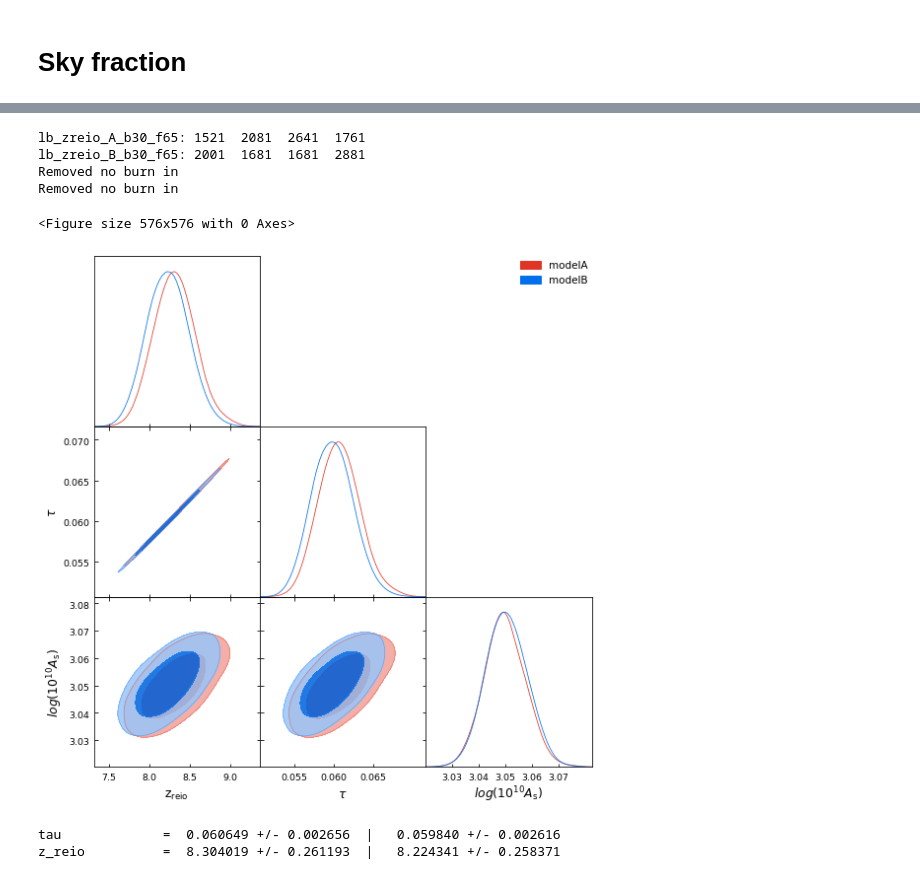
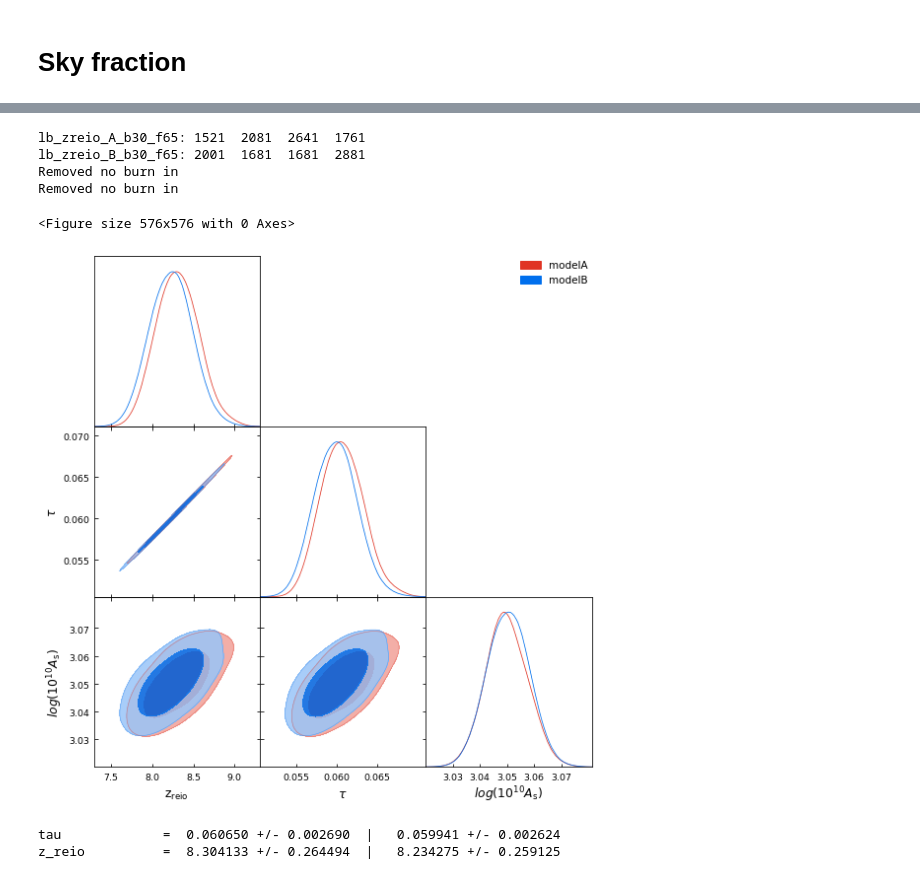
Before and after one commit to litebird/reionization, a Jupyter notebook: LB_forecast_Paris/lbreio.ipynb, the cells around one changed output, grey strips where cells are left out. Saved outputs shown, nothing was run; the diff lists cells and outputs as text; code cells hidden in the pictures.

```diff
--- a/LB_forecast_Paris/lbreio.ipynb
+++ b/LB_forecast_Paris/lbreio.ipynb
@@ -37,7 +58,7 @@ legend()
 # %%
 fsky = [55,65,75,85,95]
 runnames = [f"lb_reio_A_b30_f{f}" for f in fsky]
-chains = [MCtools.mergeMC( "%s/%s/mcmc" % (DBdir,run), burnin=0.4) for run in runnames]
+chains = [MCtools.mergeMC( "%s/%s/mcmc" % (DBdir,run), burnin=0.6) for run in runnames]
 listpar = ['tau','logA']
 labels = [MCtools.parname.get(p,p).replace('$','') for p in listpar]
 samples = [MCSamples( samples=[ chain[p] for p in listpar], names=listpar, labels=labels) for chain in chains]
@@ -103,23 +118,22 @@ tau             =  0.060691 +/- 0.002661  |   0.059983 +/- 0.002614
 # %%
-#runnames = ["lb_zreio_A_30arcmin","lb_zreio_B_30arcmin"]
 runnames = ["lb_zreio_A_b30_f65","lb_zreio_B_b30_f65"]
 listpar = ['z_reio','tau','logA']
-chains = [MCtools.mergeMC( "%s/%s/mcmc" % (DBdir,run), burnin=0.4) for run in runnames]
+chains = [MCtools.mergeMC( "%s/%s/mcmc" % (DBdir,run), burnin=0.6) for run in runnames]
 labels = [MCtools.parname.get(p,p).replace('$','') for p in listpar]
 samples = [MCSamples( samples=[ chain[p] for p in listpar], names=listpar, labels=labels) for chain in chains]
 
 g = plots.getSinglePlotter(width_inch=8, ratio=1)
 g.triangle_plot(samples, listpar, filled = True,
                 legend_labels = ["modelA", "modelB"],legend_loc = 'upper right')
 # %% [output]
 lb_zreio_A_b30_f65: 1521  2081  2641  1761
 lb_zreio_B_b30_f65: 2001  1681  1681  2881
 Removed no burn in
 Removed no burn in
 <Figure size 576x576 with 0 Axes>
-[figure, old version]
+[figure, new version]
 # %%
 for par in ['tau','z_reio']: MCtools.PrintMax( chains, par)
 # %% [output]
-tau             =  0.060649 +/- 0.002656  |   0.059840 +/- 0.002616
-z_reio          =  8.304019 +/- 0.261193  |   8.224341 +/- 0.258371
+tau             =  0.060650 +/- 0.002690  |   0.059941 +/- 0.002624
+z_reio          =  8.304133 +/- 0.264494  |   8.234275 +/- 0.259125
```
Also changed, not shown: parts of 51 cells of this notebook.
